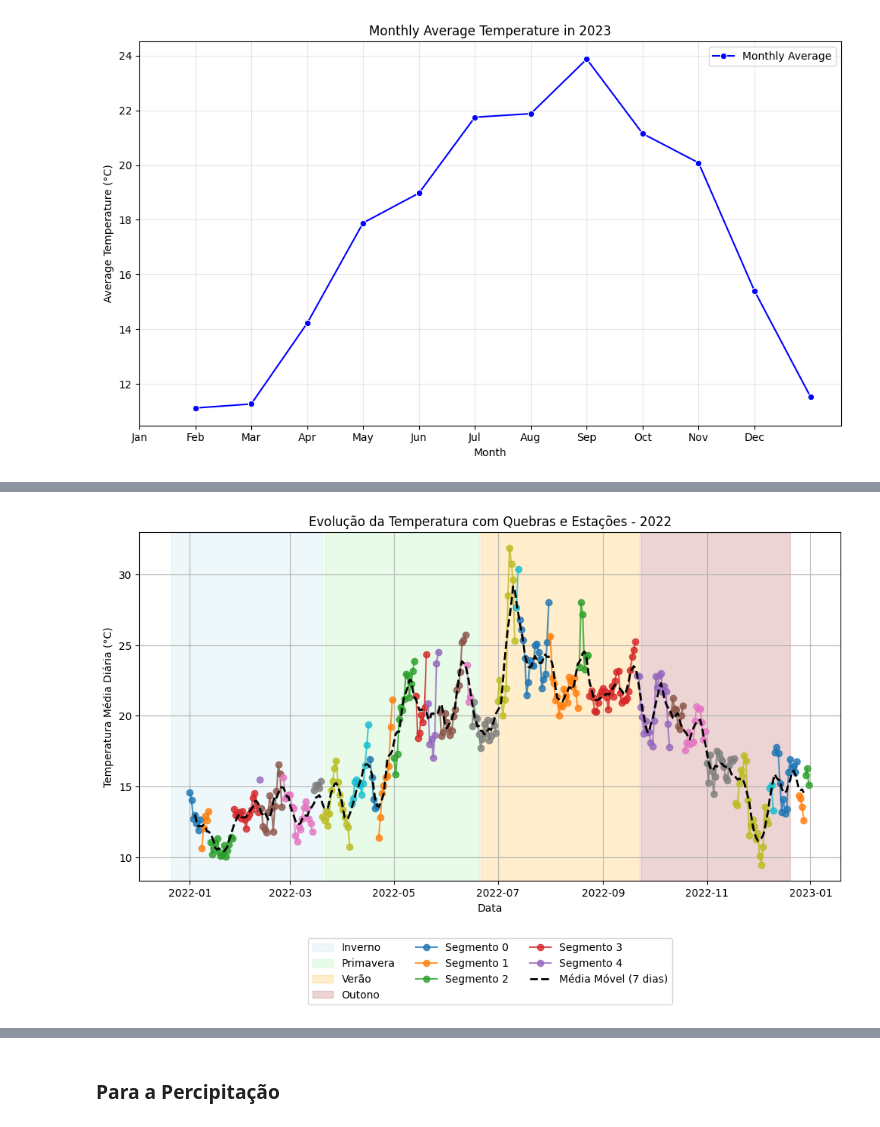
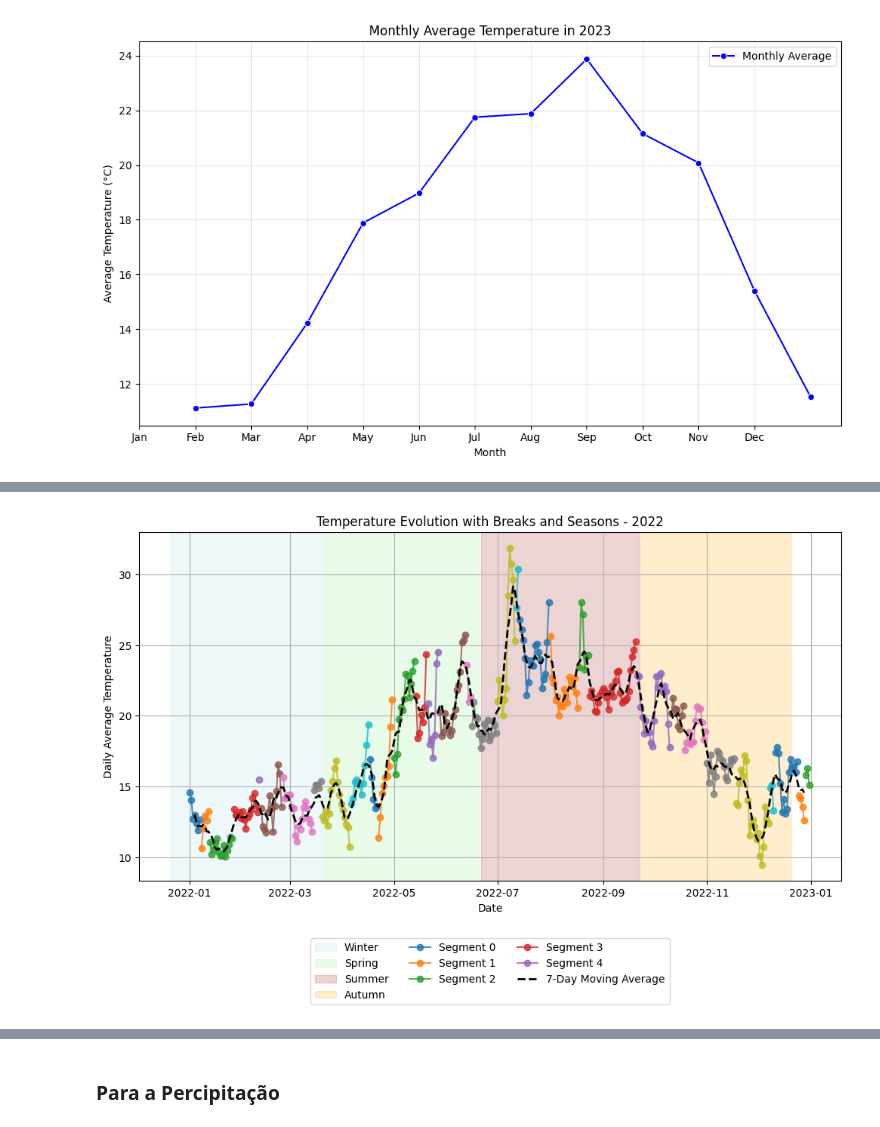
Before and after one commit to joanacarvalheiro/Seasonality, a Jupyter notebook: analise_exploratoria/meterology.ipynb, the cells around one changed output, grey strips where cells are left out. Cells and saved outputs as stored; diff of their text form; code cells hidden in the pictures.

```diff
--- a/analise_exploratoria/meterology.ipynb
+++ b/analise_exploratoria/meterology.ipynb
@@ -379,55 +379,52 @@ plt.show()
 # %%
+# Filtrar o ano desejado
+df_2021 = df[df['datetime'].dt.year == 2022].copy()
 
-# Filtra apenas o ano desejado
-df_2021 = df[df["datetime"].dt.year == 2022].copy()
+# Média diária da temperatura
+df_2021_diario = df_2021.groupby(df_2021['datetime'].dt.date)['temp'].mean().reset_index()
+df_2021_diario['datetime'] = pd.to_datetime(df_2021_diario['datetime'])
 
-# Faz a média diária da temperatura
-df_2021_diario = df_2021.groupby(df_2021["datetime"].dt.date)["temp"].mean().reset_index()
-df_2021_diario["datetime"] = pd.to_datetime(df_2021_diario["datetime"])  # Converter para datetime novamente
+# Suavizar a curva com uma média móvel de 7 dias
+df_2021_diario["temp_smooth"] = df_2021_diario['temp'].rolling(window=7, center=True).mean()
 
-# Suaviza a curva com uma média móvel de 7 dias (opcional)
-df_2021_diario["temp_smooth"] = df_2021_diario["temp"].rolling(window=7, center=True).mean()
+# Calcular a variação da temperatura diária
+df_2021_diario["var_temp"] = df_2021_diario['temp'].diff()
 
-# Calcula a variação da temperatura diária
-df_2021_diario["var_temp"] = df_2021_diario["temp"].diff()
-
-# Identifica mudanças de tendência (subida -> descida ou vice-versa) maiores que 2°C
+# Identificar mudanças de tendência  maiores que 2°C
 df_2021_diario["mudanca"] = (np.sign(df_2021_diario["var_temp"]) != np.sign(df_2021_diario["var_temp"].shift())) & (df_2021_diario["var_temp"].abs() > 2)
 
-# Cria um identificador único para cada segmento de tendência
-df_2021_diario["segmento"] = df_2021_diario["mudanca"].cumsum()
+# Criar um identificador único para cada segmento de tendência
+df_2021_diario['segment'] = df_2021_diario["mudanca"].cumsum()
 
-# Define as datas de início das estações (ajustar conforme hemisfério)
 seasons = {
-    "Inverno": ["2021-12-21", "2022-03-20"],
-    "Primavera": ["2022-03-21", "2022-06-20"],
-    "Verão": ["2022-06-21", "2022-09-22"],
-    "Outono": ["2022-09-23", "2022-12-20"]
+    'Winter': ['2021-12-21', '2022-03-20'],
+    'Spring': ['2022-03-21', '2022-06-20'],
+    'Summer': ['2022-06-21', '2022-09-22'],
+    'Autumn': ['2022-09-23', '2022-12-20']
 }
 
-colors = {"Inverno": "lightblue", "Primavera": "lightgreen", "Verão": "orange", "Outono": "brown"}
+colors = {'Winter': 'lightblue', 'Spring': 'lightgreen', 'Summer': 'brown', 'Autumn': 'orange'}
 
-# Criando a figura
 plt.figure(figsize=(12, 6))
 
-# Adiciona faixas para cada estação
+# Adicionar faixas para cada estação
 for season, (start, end) in seasons.items():
     plt.axvspan(pd.to_datetime(start), pd.to_datetime(end), color=colors[season], alpha=0.2, label=season)
 
-# Plota as tendências por segmento com cores distintas
-for i, (_, segmento) in enumerate(df_2021_diario.groupby("segmento")):
-    plt.plot(segmento["datetime"], segmento["temp"], marker="o", linestyle="-", label=f"Segmento {i}" if i < 5 else "", alpha=0.8)
+# Tendências por segmento com cores distintas
+for i, (_, segmento) in enumerate(df_2021_diario.groupby('segment')):
+    plt.plot(segmento['datetime'], segmento['temp'], marker="o", linestyle="-", label=f"Segment {i}" if i < 5 else "", alpha=0.8)
 
-# Adiciona a linha suavizada
-plt.plot(df_2021_diario["datetime"], df_2021_diario["temp_smooth"], color="black", linestyle="dashed", linewidth=2, label="Média Móvel (7 dias)")
+# Adicionar a linha suavizada
+plt.plot(df_2021_diario['datetime'], df_2021_diario["temp_smooth"], color='black', linestyle='dashed', linewidth=2, label='7-Day Moving Average')
 
-# Ajustes visuais
-plt.xlabel("Data")
-plt.ylabel("Temperatura Média Diária (°C)")
-plt.title("Evolução da Temperatura com Quebras e Estações - 2022")
-plt.legend(loc="upper center", bbox_to_anchor=(0.5, -0.15), ncol=3, fontsize=10)
+
+plt.xlabel('Date')
+plt.ylabel('Daily Average Temperature')
+plt.title('Temperature Evolution with Breaks and Seasons - 2022')
+plt.legend(loc='upper center', bbox_to_anchor=(0.5, -0.15), ncol=3, fontsize=10)
 plt.grid()
 plt.show()
 # %% [output]
-[figure, old version]
+[figure, new version]
 # %%
```
Also changed, not shown: parts of 9 cells of this notebook, 1 other file.
